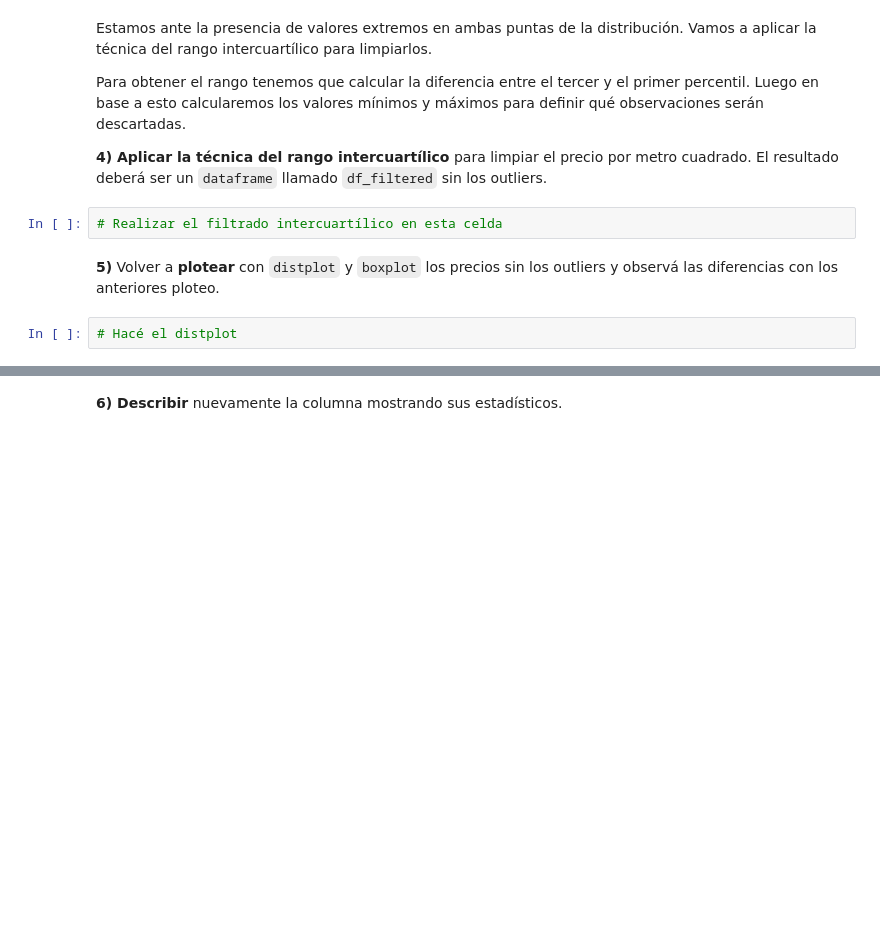
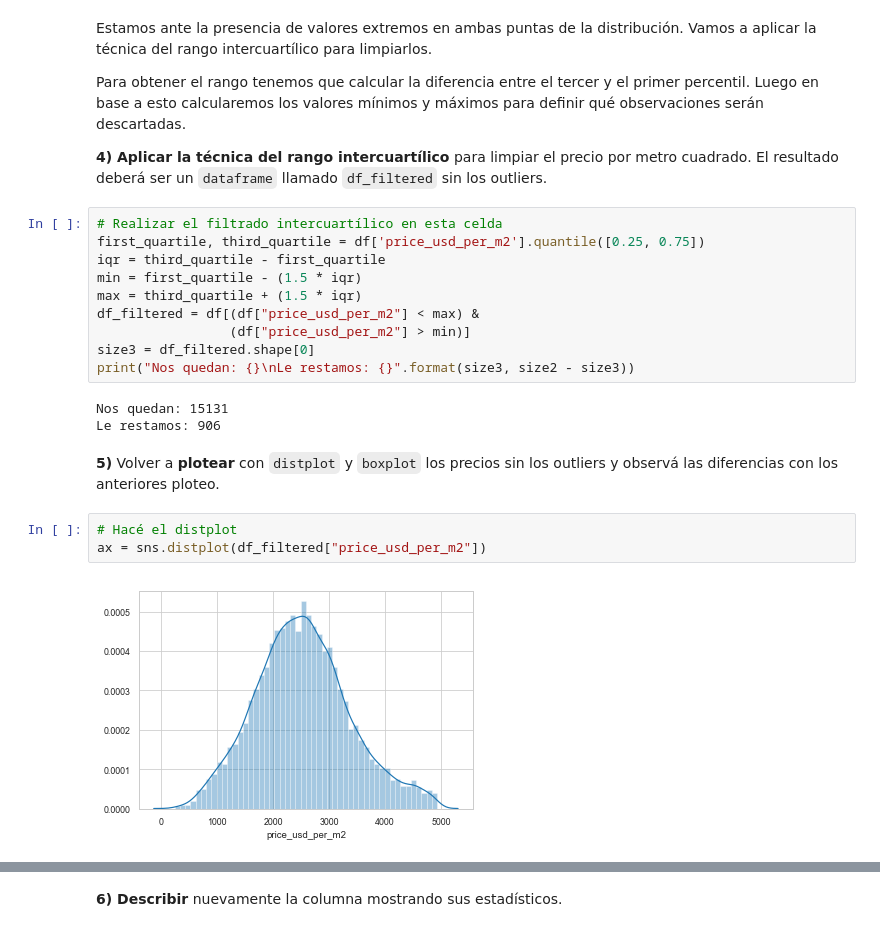
Before and after one commit to ppalomanes/acamica-ds, a Jupyter notebook: entrega02/recursos_proyecto_2.ipynb, the cells around one changed output, grey strips where cells are left out. Cells and saved outputs as stored; diff of their text form; blank space fills up the shorter version.

```diff
--- a/entrega02/recursos_proyecto_2.ipynb
+++ b/entrega02/recursos_proyecto_2.ipynb
@@ -87,11 +124,25 @@ Estamos ante la presencia de valores extremos en ambas puntas de la distribució
 Para obtener el rango tenemos que calcular la diferencia entre el tercer y el primer percentil. Luego en base a esto calcularemos los valores mínimos y máximos para definir qué observaciones serán descartadas.
 
 **4) Aplicar la técnica del rango intercuartílico** para limpiar el precio por metro cuadrado. El resultado deberá ser un `dataframe` llamado `df_filtered` sin los outliers.
-# %%
-# Realizar el filtrado intercuartílico en esta celda
+# %%
+# Realizar el filtrado intercuartílico en esta celda
+first_quartile, third_quartile = df['price_usd_per_m2'].quantile([0.25, 0.75])
+iqr = third_quartile - first_quartile
+min = first_quartile - (1.5 * iqr)
+max = third_quartile + (1.5 * iqr)
+df_filtered = df[(df["price_usd_per_m2"] < max) &
+                 (df["price_usd_per_m2"] > min)]
+size3 = df_filtered.shape[0]
+print("Nos quedan: {}\nLe restamos: {}".format(size3, size2 - size3))
+# %% [output]
+Nos quedan: 15131
+Le restamos: 906
 # %% [markdown]
 **5)** Volver a **plotear** con `distplot` y `boxplot` los precios sin los outliers y observá las diferencias con los anteriores ploteo.
 # %%
 # Hacé el distplot
+ax = sns.distplot(df_filtered["price_usd_per_m2"])
+# %% [output]
+[figure, added]
 # %%
 # Hacé el boxplot en esta celda
```
Also changed, not shown: parts of 30 cells of this notebook, 3 other files.
